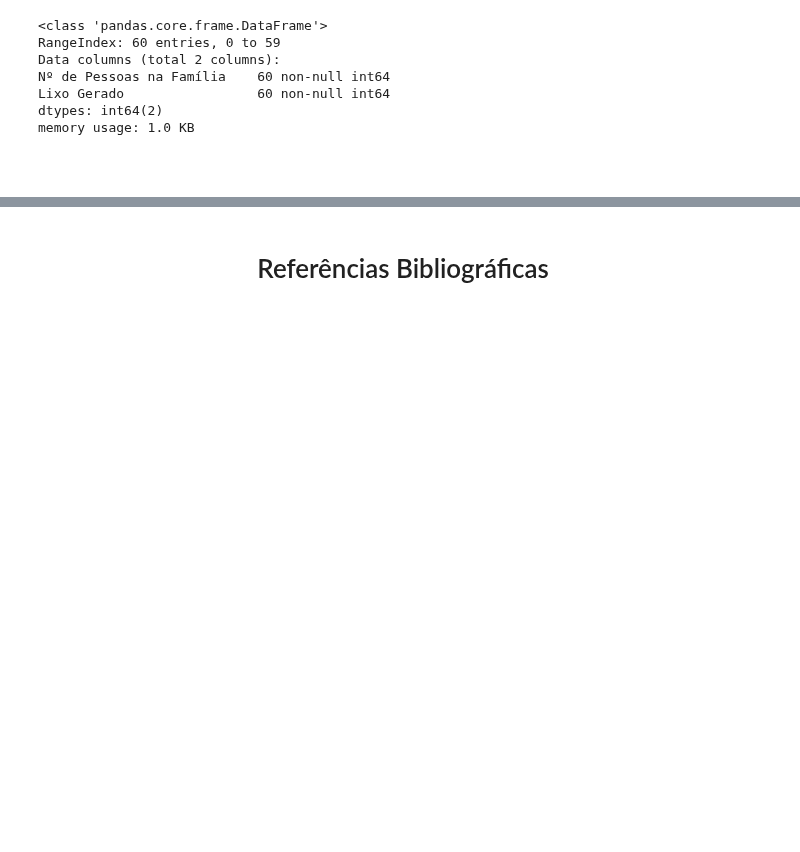
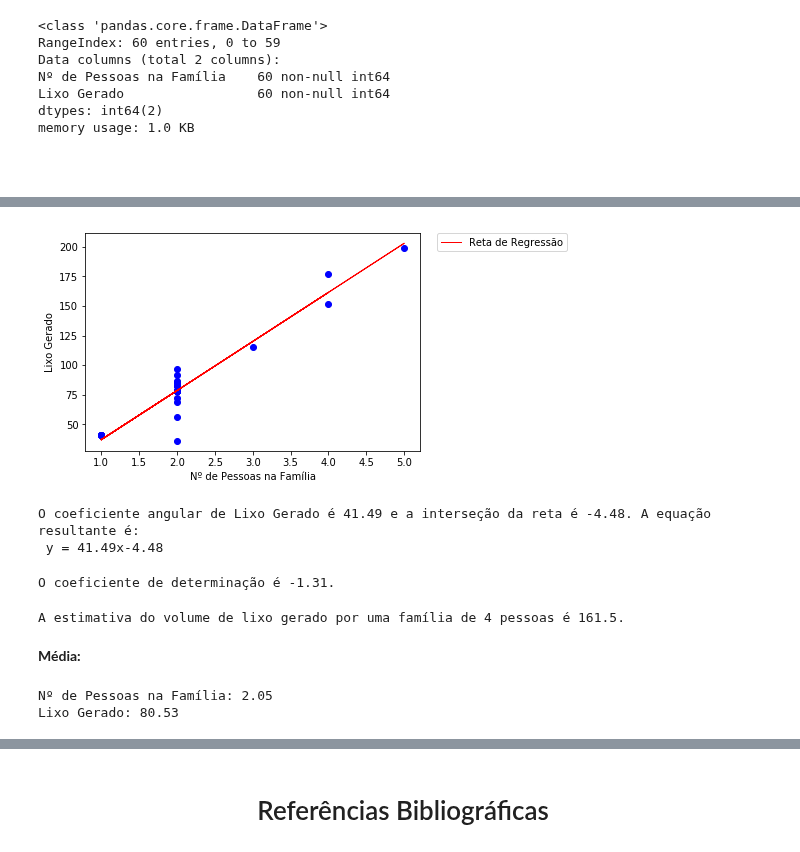
Before and after one commit to araujoyuri/linear-regression-and-correlation, a Jupyter notebook: notebooks/linear_regression.ipynb, the cells around one changed output, grey strips where cells are left out. Saved outputs shown, nothing was run; the diff lists cells and outputs as text; code cells hidden in the pictures; blank space fills up the shorter version.

```diff
--- a/notebooks/linear_regression.ipynb
+++ b/notebooks/linear_regression.ipynb
@@ -171,0 +275,5 @@ memory usage: 1.0 KB
+# %%
+df = pd.read_excel('../data/database.xls', sheet_name='Dados 3', usecols=[7, 8])
+df2 = pd.read_excel('../data/database.xls', sheet_name='Dados 8', usecols=[0, 1])
+for i in range(0, len(df['Lixo Gerado'].values)):
+    df['Lixo Gerado'][i] = df['Lixo Gerado'][i]*1.15 + 5
@@ -171,0 +289,41 @@ memory usage: 1.0 KB
+# %%
+pessoas_train = df['Nº de Pessoas na Família'].values[:30].reshape(-1, 1)
+lixo_train = df['Lixo Gerado'].values[:30].reshape(-1, 1)
+pessoas_test = df['Nº de Pessoas na Família'].values[30:].reshape(-1, 1)
+lixo_test = df['Lixo Gerado'].values[30:].reshape(-1, 1)
+regr = linear_model.LinearRegression()
+regr.fit(pessoas_train, lixo_train)
+lixo_predict = regr.predict(pessoas_test)
+# %%
+plt.scatter(pessoas_test, lixo_test, color='blue')
+plt.plot(pessoas_test, lixo_predict, color='red', linewidth=1, label="Reta de Regressão")
+plt.legend(bbox_to_anchor=(1.05, 1), loc=2, borderaxespad=0.)
+plt.xlabel("Nº de Pessoas na Família")
+plt.ylabel("Lixo Gerado")
+plt.show()
+# %% [output]
+[figure, added]
+# %%
+print(f'O coeficiente angular de {df.columns[1]} é {str(regr.coef_[0][0])[:5]}\
+ e a interseção da reta é {str(regr.intercept_[0])[:5]}.\
+ A equação resultante é:\n y = {str(regr.coef_[0][0])[:5]}x{str(regr.intercept_[0])[:5]}')
+# %% [output]
+O coeficiente angular de Lixo Gerado é 41.49 e a interseção da reta é -4.48. A equação resultante é:
+ y = 41.49x-4.48
+# %%
+print(f"O coeficiente de determinação é {str(r2_score(lixo_train, lixo_predict))[:5]}.")
+# %% [output]
+O coeficiente de determinação é -1.31.
+# %%
+print(f"A estimativa do volume de lixo gerado por uma família de 4 pessoas é\
+ {str(regr.predict([[4]])[0][0])[:5]}.")
+# %% [output]
+A estimativa do volume de lixo gerado por uma família de 4 pessoas é 161.5.
+# %% [markdown]
+<p><b>Média:</b></p>
+# %%
+print(f'Nº de Pessoas na Família: {df["Nº de Pessoas na Família"].mean()}')
+print(f'Lixo Gerado: {str(df["Lixo Gerado"].mean())[:5]}')
+# %% [output]
+Nº de Pessoas na Família: 2.05
+Lixo Gerado: 80.53
```
Also changed, not shown: parts of 61 cells of this notebook, 7 other files.
